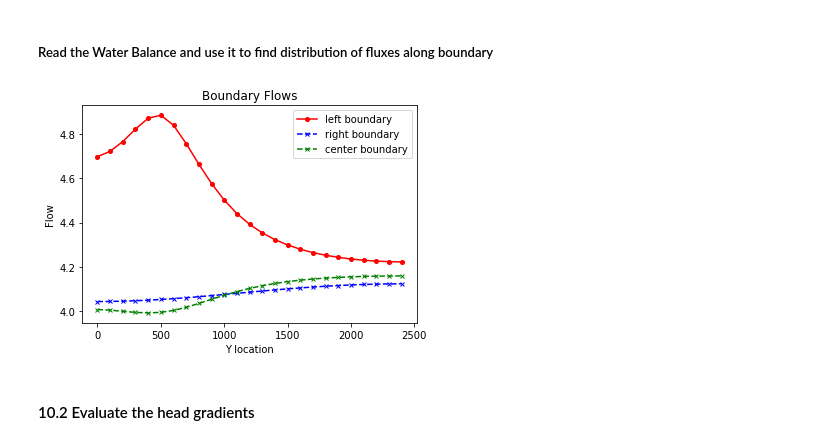
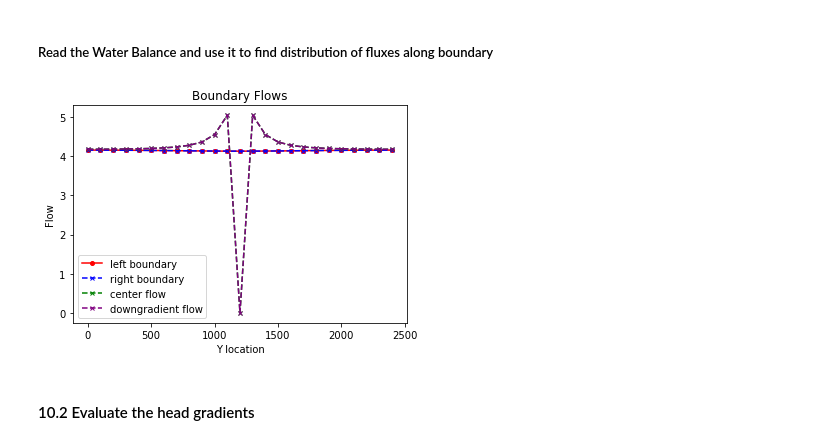
Before and after one commit to GW-modelling-Spring2021/hws-genoonan, a Jupyter notebook: Assignment/HW4/BoxModel_flopy_HW4.ipynb, the cells around one changed output. Cells and saved outputs as stored; diff of their text form; code cells hidden in the pictures.

```diff
--- a/Assignment/HW4/BoxModel_flopy_HW4.ipynb
+++ b/Assignment/HW4/BoxModel_flopy_HW4.ipynb
@@ -305,27 +306,29 @@ with open('FP_heads.csv', 'w', newline='') as csvfile:  #creates an empty csv fi
 # %%
 budgobj = bf.CellBudgetFile(modelname+'.cbc')   #reads the cell budget file
 kstpkper_list = budgobj.get_kstpkper()          #returns a list of stress periods & timesteps
 frf = budgobj.get_data(text='flow right face', totim=1.0) #returns an array of flow rates for right face of cells
 fff = budgobj.get_data(text='flow front face', totim=1.0) #returns an array of flow rates for front face of cells
          #string options are in the list file under output control (make sure to include spaces!)
 
 flux_vals=np.squeeze(frf)
 leftflux = flux_vals[:,0]
 rightflux = flux_vals[:,-2]
 centerflux = flux_vals[:,12] #adding center flux line to plot - Gillian 2/7/21
+downgradflux = flux_vals[:,11] #adding center flux line to plot - Gillian 2/7/21
 
 bdryflux_fig = plt.figure()
 x=np.arange(0,ncol*dx,dx)
 plt.plot(x,leftflux,marker='o', color='red', markersize=4, linestyle='-',label="left boundary")
 plt.plot(x,rightflux,marker='x', color='blue', markersize=4, linestyle='--',label="right boundary")
-plt.plot(x,centerflux,marker='x', color='green', markersize=4, linestyle='--',label="center boundary") #adding center flux line to plot - Gillian 2/7/21
+plt.plot(x,centerflux,marker='x', color='green', markersize=4, linestyle='--',label="center flow") #adding center flux line to plot - Gillian 2/7/21
+plt.plot(x,downgradflux,marker='x', color='purple', markersize=4, linestyle='--',label="downgradient flow") #adding downgradient of center flux line to plot - Gillian 2/7/21
 plt.xlabel('Y location')
 plt.ylabel('Flow')
 plt.title("Boundary Flows")
 plt.legend()
 plt.show()
 # %% [output]
-[figure, old version]
+[figure, new version]
 # %% [markdown]
 #### 10.2 Evaluate the head gradients
 # %%
```
Also changed, not shown: parts of 6 cells of this notebook, 2 other files.
